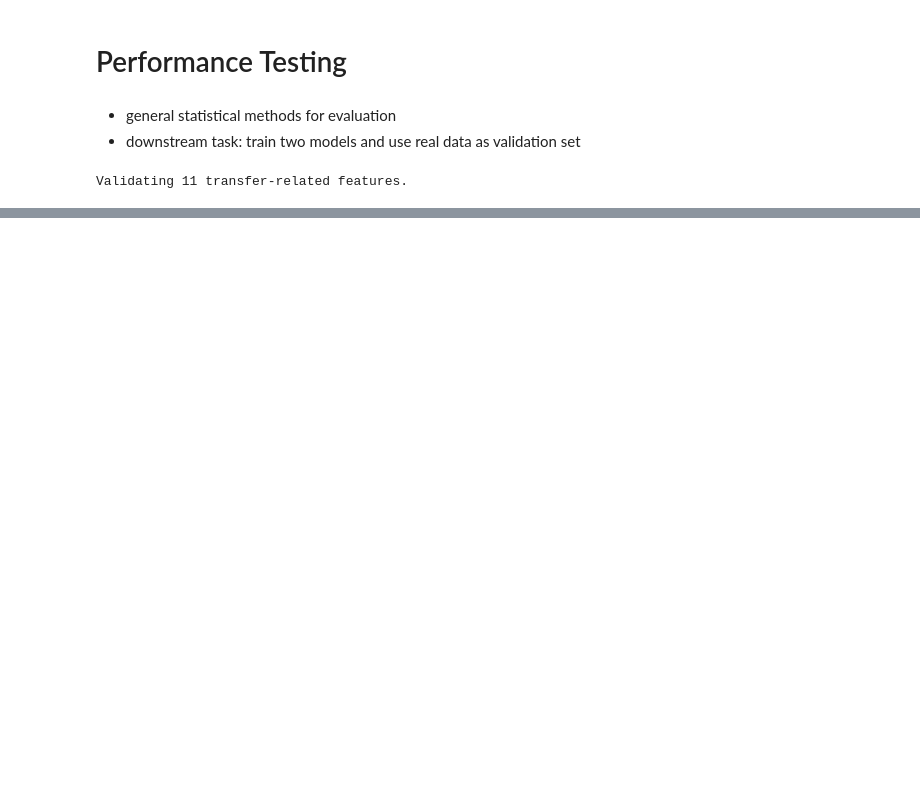
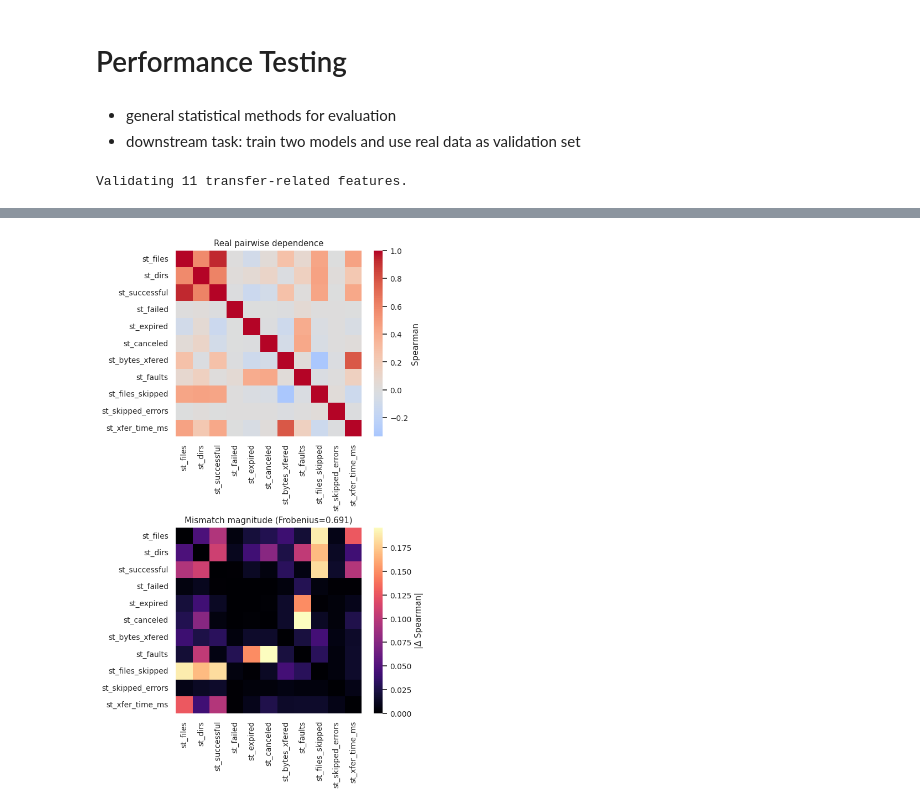
Before and after one commit to psh0078/gmm-synth-transfer, a Jupyter notebook: perf/perf.ipynb, the cells around one changed output, grey strips where cells are left out. Drawn from its saved outputs; the diff is of its cells as text; code cells hidden in the pictures; blank space fills up the shorter version.

```diff
--- a/perf/perf.ipynb
+++ b/perf/perf.ipynb
@@ -10,6 +11,8 @@ import matplotlib.pyplot as plt
 from scipy.stats import ks_2samp, wasserstein_distance
 # %%
 real = pd.read_csv("../datasets/filtered.csv", engine="pyarrow")
-synth = pd.read_csv("../output/test.csv", engine="pyarrow")
+synth = pd.read_csv("../output/before.csv", engine="pyarrow")
+# before = pd.read_csv("../output/before-calib.csv", engine="pyarrow")
+# after = pd.read_csv("../output/after-calib.csv", engine="pyarrow")
 # %%
 numeric_cols = real.select_dtypes(include=np.number).columns.intersection(
@@ -175,5 +255,0 @@ st_skipped_errors  0.499309  4.612532e-01
-# %%
-# Should this be included in the code?
-
-synth.loc[synth["st_bytes_xfered"] > real["st_bytes_xfered"].max(), "st_bytes_xfered"] = real["st_bytes_xfered"].max()
-synth.loc[synth["st_xfer_time_ms"] > real["st_xfer_time_ms"].max(), "st_xfer_time_ms"] = real["st_xfer_time_ms"].max()
@@ -272,0 +321,39 @@ Top correlation differences:
+# %%
+import numpy as np, pandas as pd, seaborn as sns, matplotlib.pyplot as plt
+
+# synth = after
+def corr_abs_delta(real_df, synth_df):
+    signed = real_df.corr("spearman") - synth_df.corr("spearman")
+    return signed.abs(), np.linalg.norm(signed, "fro")
+
+abs_delta, fro_norm = corr_abs_delta(real, synth)
+sns.set_theme(style="white", font_scale=0.9)
+fig, axes = plt.subplots(2, 1, figsize=(6.5, 10), constrained_layout=True)
+
+sns.heatmap(real.corr("spearman"), ax=axes[0], cmap="coolwarm", center=0, square=True,
+            cbar_kws={"label": "Spearman"})
+axes[0].set_title("Real pairwise dependence")
+
+sns.heatmap(abs_delta, ax=axes[1], cmap="magma", square=True,
+            cbar_kws={"label": "|Δ Spearman|"})
+axes[1].set_title(f"Mismatch magnitude (Frobenius={fro_norm:.3f})")
+
+plt.show()
+
+# # Copula-based joint plots for selected pairs
+# def to_uniform(df):
+#     return df.rank(pct=True)
+
+# u_real, u_synth = to_uniform(real), to_uniform(synth)
+# pairs = [("featA", "featB"), ("featC", "featD")]  # pick key pairs
+
+# fig, axes = plt.subplots(len(pairs), 2, figsize=(10, 4*len(pairs)), constrained_layout=True)
+# for i, (x, y) in enumerate(pairs):
+#     ax = axes[i, 0]
+#     sns.kdeplot(data=u_real, x=x, y=y, fill=False, levels=8, color="black", ax=ax, linewidths=1)
+#     sns.kdeplot(data=u_synth, x=x, y=y, fill=True, thresh=0.05, cmap="magma", ax=ax, alpha=0.5)
+#     ax.set_title(f"Copula density: {x} vs {y} (contours=real, fill=synth)")
+#     ax.set_xlim(0,1); ax.set_ylim(0,1)
+# plt.show()
+# %% [output]
+[figure, added]
```
Also changed, not shown: parts of 18 cells of this notebook, 6 other files.
